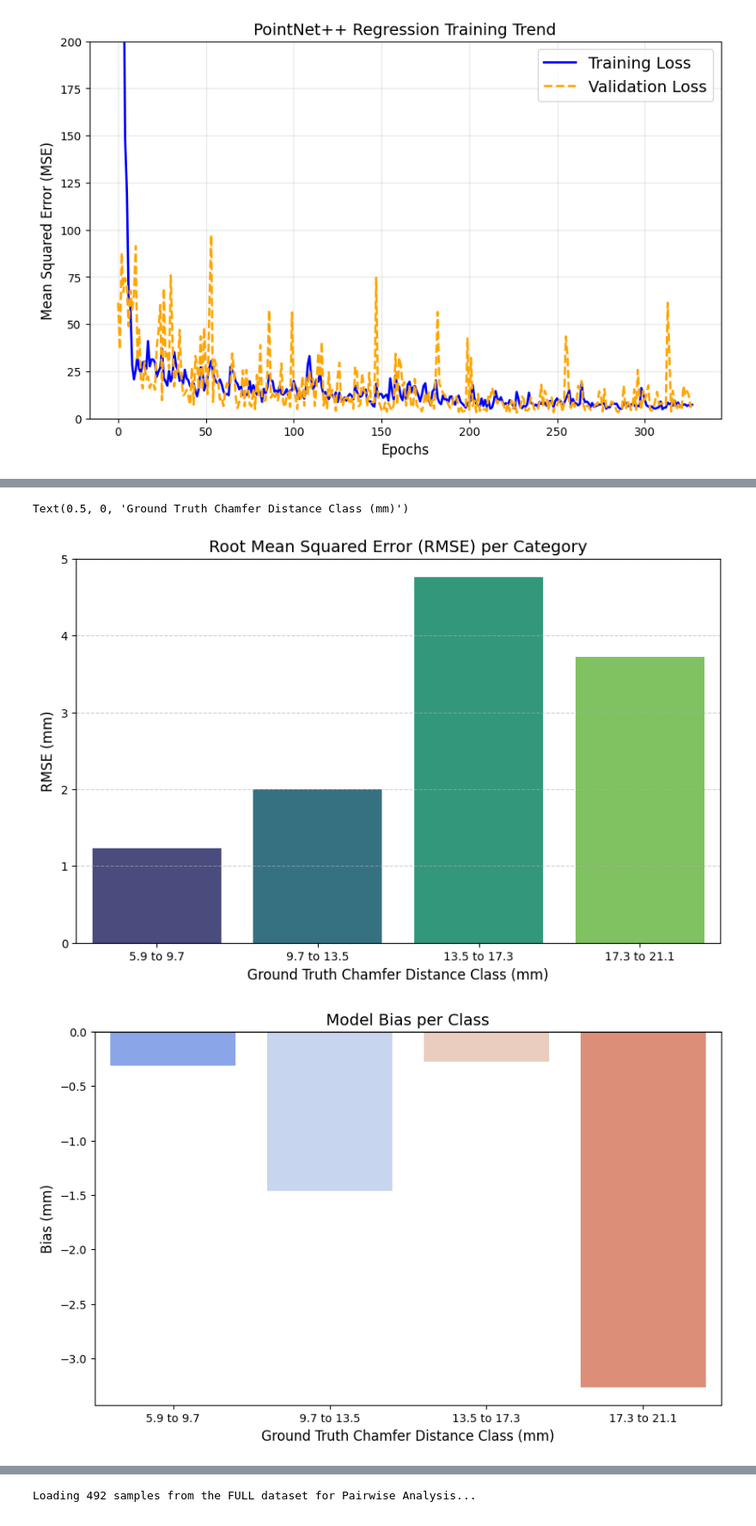
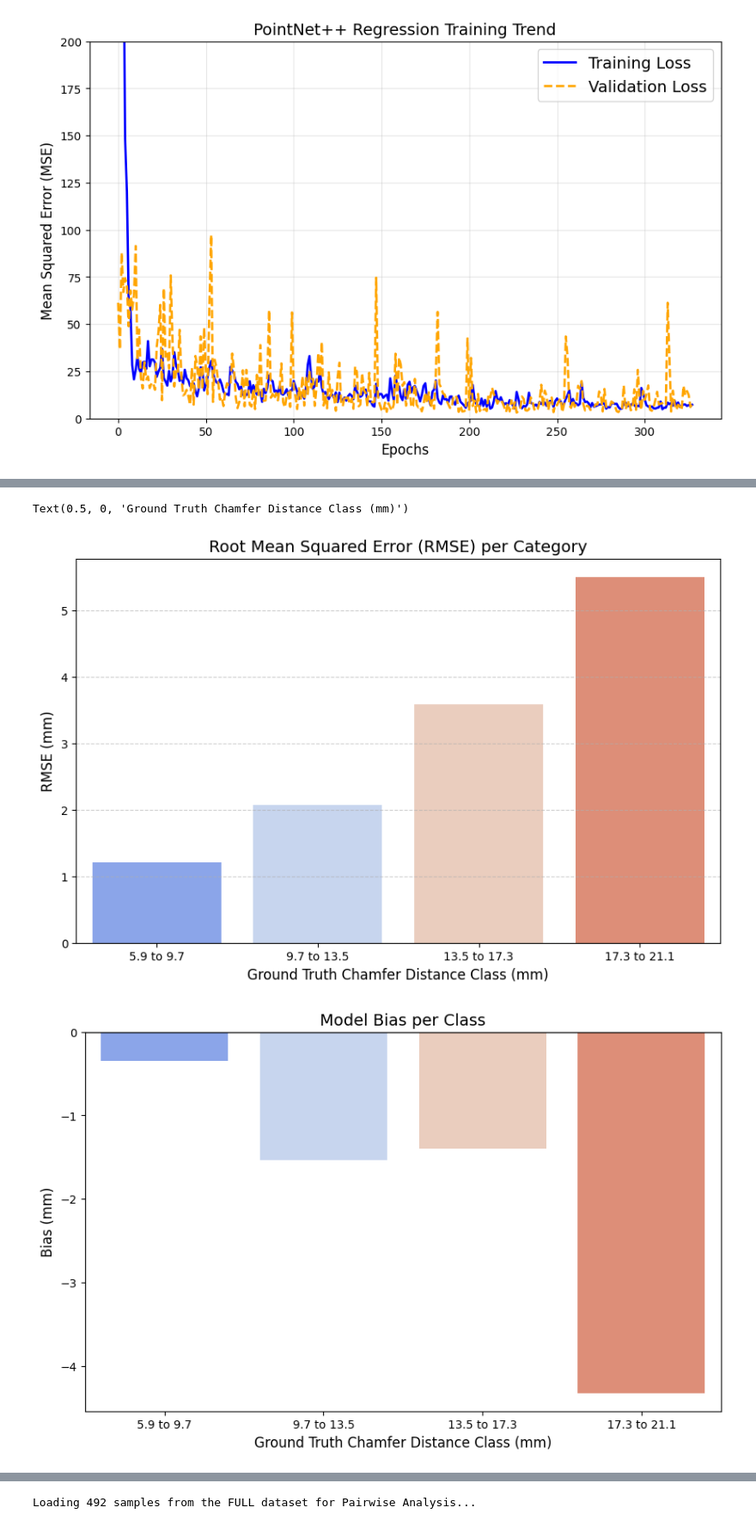
Before and after one commit to alvannauval/pointnet_pytorch_reflective, a Jupyter notebook: testing.ipynb, the cells around one changed output, grey strips where cells are left out. Shown at 86% size. Cells and saved outputs as stored; diff of their text form; code cells hidden in the pictures.

Commit message:
binning
Binning based on testing or full data

```diff
--- a/testing.ipynb
+++ b/testing.ipynb
@@ -1,4 +1,6 @@
 # %%
+# MAIN TRAINING BLOCK #
+
 import os
 import sys
 import datetime
@@ -162,9 +164,11 @@ EPOCHS = 1000
 INPUT_POINT_CLOUD = 5000
 PATIENCE = 100
 
-MODEL = 'pointnet_regression'
-METADATA_PATH = '../anr_pkg/src/processed_data/training_second/metadata.csv'
-PCD_DATA_DIR = '../anr_pkg/src/viewpoints_candidate/testing_data/training_second/'
+MODEL = 'pointnet2_regression'
+EXPERIMENT = "training_second_square_flange"
+METADATA_PATH = f'../anr_pkg/src/processed_data/{EXPERIMENT}/metadata.csv'
+PCD_DATA_DIR = f'../anr_pkg/src/viewpoints_candidate/testing_data/{EXPERIMENT}/'
+
 
 metadata = pd.read_csv(METADATA_PATH)
 
@@ -545,43 +565,58 @@ Equation: y = 0.96x + 0.12
 # %%
 # CLASS-BASED ERROR ANALYSIS #
 
-# 1. Automatically classify into 4 Equal-Width Ranges
-# Since data is heavily skewed and we want to isolate extreme outliers,
-# we use pd.cut to divide the mathematical range (Max - Min) equally.
-target_df = df_test if 'df_test' in locals() else df
+# Class boundaries are computed from the reference set that matches
+# the evaluation scenario (controlled by FILTER_TO_TESTING above):
+#
+#   FILTER_TO_TESTING = True  → bins from Test split only
+#                               (evaluating model on its own trained dataset)
+#   FILTER_TO_TESTING = False → bins from ALL data
+#                               (evaluating on a completely new workpiece)
 
-# Calculate equal-width boundaries
-_, bins = pd.cut(target_df['GroundTruth_CD'], bins=4, retbins=True)
+# Pick the reference set for computing bin boundaries
+if FILTER_TO_TESTING:
+    ref_df = df_full[df_full['Split'] == 'Testing']
+    ref_label = f"Test split ({len(ref_df)} samples)"
+else:
+    ref_df = df_full
+    ref_label = f"all data ({len(ref_df)} samples)"
 
-# Create clean labels for the graph
-labels = [f"{bins[i]:.1f} to {bins[i+1]:.1f}" for i in range(len(bins)-1)]
+print(f"Class boundaries computed from: {ref_label}")
 
-# 2. Categorize the ground truth into the equal-width classes
-target_df['Error_Class'] = pd.cut(target_df['GroundTruth_CD'], bins=4, labels=labels)
+# Compute equal-width bins from the reference set
+_, bins = pd.cut(ref_df['GroundTruth_CD'], bins=4, retbins=True)
+labels = [f"{bins[i]:.1f} to {bins[i+1]:.1f}" for i in range(len(bins) - 1)]
 
-# 3. Calculate metrics per class
-# We want to see MAE and Bias (is the model under-predicting in that class?)
-class_analysis = target_df.groupby('Error_Class', observed=True).apply(lambda x: pd.Series({
-    'Count': len(x),
-    'MAE (mm)': (x['Predicted_CD'] - x['GroundTruth_CD']).abs().mean(),
-    'Bias (mm)': (x['Predicted_CD'] - x['GroundTruth_CD']).mean(),
-    'RMSE (mm)': np.sqrt(mean_squared_error(x['GroundTruth_CD'], x['Predicted_CD']))
-})).reset_index()
+# Apply those bins to the active dataset (df, set by FILTER_TO_TESTING above)
+target_df = df.copy()
+target_df['Error_Class'] = pd.cut(target_df['GroundTruth_CD'], bins=bins, labels=labels)
+
+# 1. Calculate metrics per class
+class_analysis = (
+    target_df.groupby('Error_Class', observed=True)
+    .apply(lambda x: pd.Series({
+        'Count': len(x),
+        'MAE (mm)': (x['Predicted_CD'] - x['GroundTruth_CD']).abs().mean(),
+        'Bias (mm)': (x['Predicted_CD'] - x['GroundTruth_CD']).mean(),
+        'RMSE (mm)': np.sqrt(mean_squared_error(x['GroundTruth_CD'], x['Predicted_CD']))
+    }))
+    .reset_index()
+)
 
 print("\n--- Error Analysis per Class ---")
 print(class_analysis)
 
-# 4. Visualization: MAE per Class
+# 2. Visualization: RMSE per Class
 plt.figure(figsize=(10, 6))
-sns.barplot(data=class_analysis, x='Error_Class', y='RMSE (mm)', palette='viridis')
+sns.barplot(data=class_analysis, x='Error_Class', y='RMSE (mm)', palette='coolwarm')
 plt.title('Root Mean Squared Error (RMSE) per Category', fontsize=14)
 plt.ylabel('RMSE (mm)', fontsize=12)
 plt.xlabel('Ground Truth Chamfer Distance Class (mm)', fontsize=12)
 plt.grid(axis='y', linestyle='--', alpha=0.6)
 # plt.savefig('mae_per_class.png')
 
-# 5. Visualization: Bias Analysis (Crucial for Thesis)
-# This shows if the model consistently under-predicts high errors
+# 3. Visualization: Bias Analysis (Crucial for Thesis)
+# Shows if the model consistently under-predicts high errors
 plt.figure(figsize=(10, 6))
 sns.barplot(data=class_analysis, x='Error_Class', y='Bias (mm)', palette='coolwarm')
 plt.axhline(0, color='black', linewidth=1)
@@ -602,7 +639,7 @@ Passing `palette` without assigning `hue` is deprecated and will be removed in v
 
 Passing `palette` without assigning `hue` is deprecated and will be removed in v0.14.0. Assign the `x` variable to `hue` and set `legend=False` for the same effect.
 
   sns.barplot(data=class_analysis, x='Error_Class', y='Bias (mm)', palette='coolwarm')
 Text(0.5, 0, 'Ground Truth Chamfer Distance Class (mm)')
-[figure, old version]
+[figure, new version]
-[figure, old version]
+[figure, new version]
```
Also changed, not shown: parts of 7 cells of this notebook, 5 other files.
